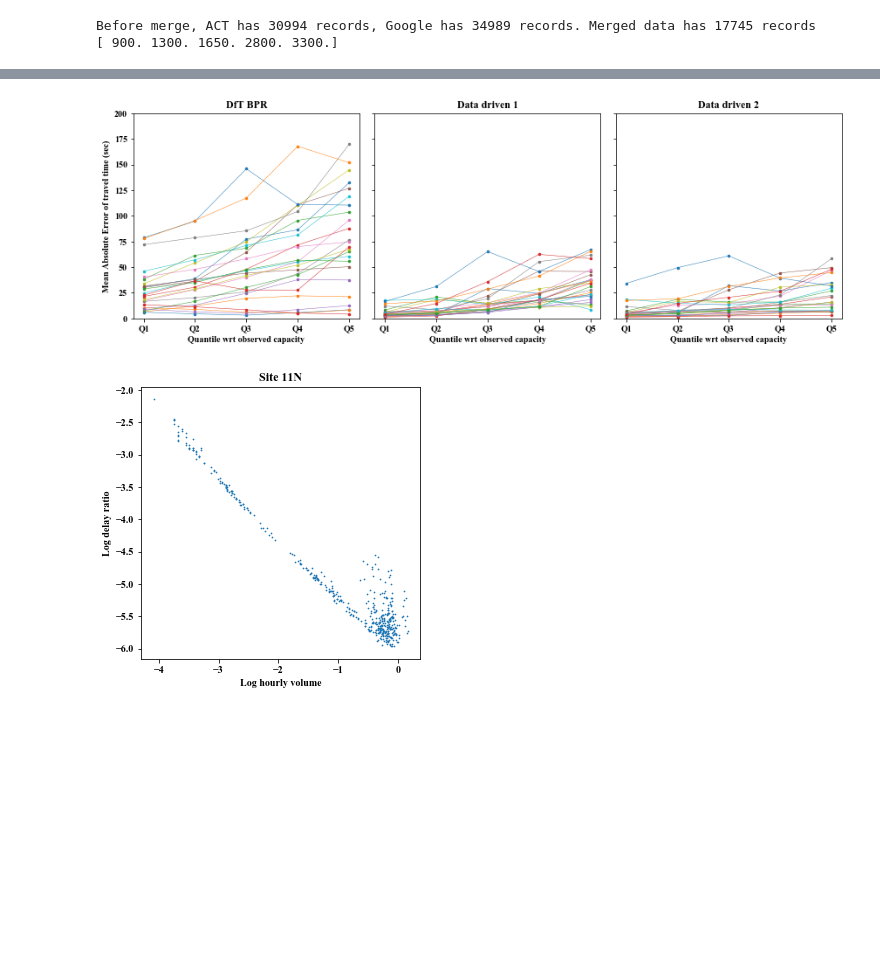
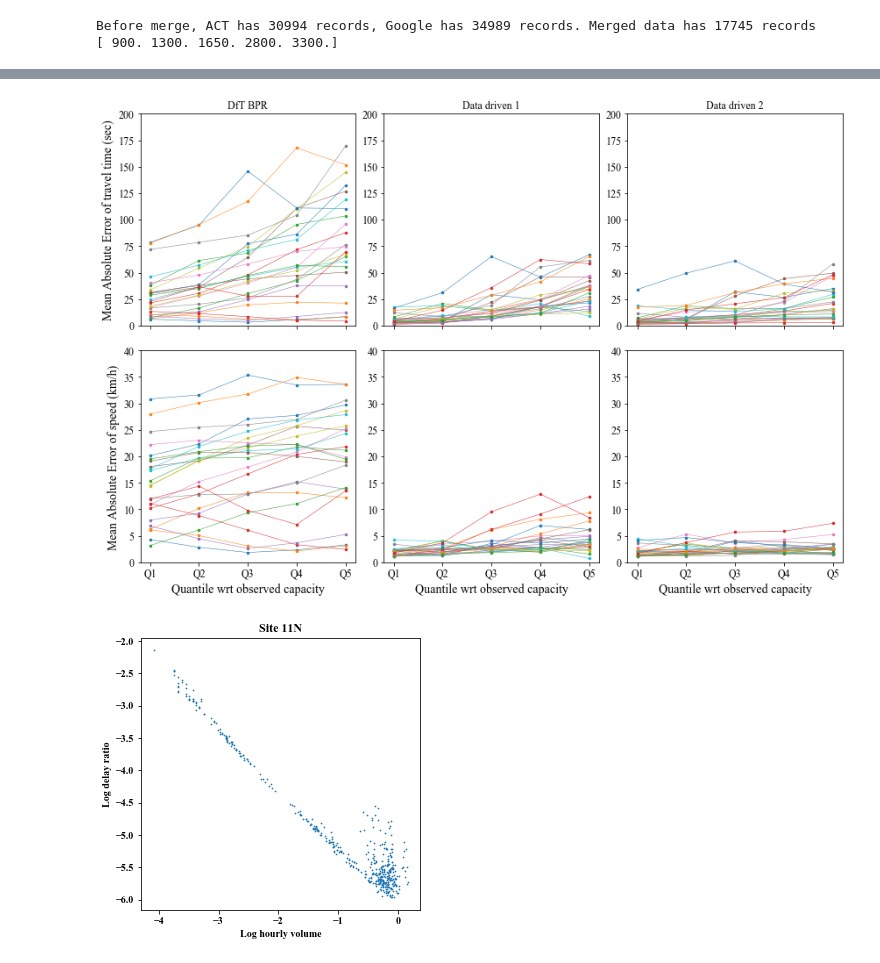
Before and after one commit to cb-cities/volume-delay-curves, a Jupyter notebook: src/merge_data.ipynb, the cells around one changed output, grey strips where cells are left out. Saved outputs shown, nothing was run; the diff lists cells and outputs as text; code cells hidden in the pictures; blank space fills up the shorter version.

```diff
--- a/src/merge_data.ipynb
+++ b/src/merge_data.ipynb
@@ -33,7 +49,8 @@ speed = speed[['loc_key', 'datetime_key', 'distance', 'duration', 'duration_in_t
 
 ### merge volume and speed data by location and time
 data = pd.merge(vol, speed, how='inner', on=['loc_key', 'datetime_key'])
-print('Before merge, ACT has {} records, Google has {} records. Merged data has {} records'.format(vol.shape[0], speed.shape[0], data.shape[0]))
+data['datetime'] =  pd.to_datetime(data['datetime_key'], format='%Y-%m-%d_%H')
+print('Before merge, ATC has {} records, Google has {} records. Merged data has {} records'.format(vol.shape[0], speed.shape[0], data.shape[0]))
 # data[data['loc_key']=='11N']
 # print(data.groupby(['loc_key']).agg({'Note': 'first', 'Road Class': 'first', 'MajorMinor': 'first', 'dft_capacity': 'first'}))
 print(np.unique(data['dft_capacity']))
@@ -58,7 +117,7 @@ for site in ['9S', '11N', '39N']:
 
     ### plot original data
     ax[row_id, 0].scatter(sample_location['Volume'], sample_location['duration_in_traffic'], s=1, c='k', label='Original data')
-    ax[row_id, 0].set_xlabel('Hourly volume from DfT ACT')
+    ax[row_id, 0].set_xlabel('Hourly volume from DfT ATC')
     ax[row_id, 0].set_ylabel('Link traversal time from Google API (sec)')
     ax[row_id, 0].set_title('Original data, Site {}'.format(site))
 
@@ -131,7 +190,7 @@ for loc_cnt in range(len(loc_list)):
         else: c=u'#1f77b4'
         ax[row, col].scatter(sample_data[row_ix, 0], sample_data[row_ix, 1], s=5, c=c, label=cluster)
         ax[row, col].text(.5,.9,'Site {}'.format(loc_list[loc_cnt]), horizontalalignment='center', transform=ax[row, col].transAxes)
-        if row==9: ax[row, col].set_xlabel('Hourly volume from DfT ACT')
+        if row==9: ax[row, col].set_xlabel('Hourly volume from DfT ATC')
         if col==0: ax[row, col].set_ylabel('Link traversal time from Google API (t)')
     ax[row, col].scatter(reserved_df['n_Volume'], reserved_df['n_duration_in_traffic'], s=5, c=u'#1f77b4')
     filtered_data_list.append(sample_df.iloc[np.where(yhat != -1)])
@@ -204,13 +281,13 @@ plt.show()
 # %%
 from lmfit import Model
 print(data_norm.groupby('loc_key').size().to_dict())
-selected_sites = ['9S', '11N']
+selected_sites = ['9S', '11N', '67N']
 
 def fitfun(x, t0, alpha, beta, cap):
     return t0*(1+alpha*(x/cap)**beta)
 
-fig, ax = plt.subplots(1, 2, figsize=(12,6))
-fig.tight_layout(pad=9)
+fig, ax = plt.subplots(1, 3, figsize=(18,6))
+fig.tight_layout(pad=6)
 col_id = -1
 for site in selected_sites:
     col_id += 1
@@ -267,7 +344,7 @@ for site in selected_sites:
 
     ### text
     ax[col_id].text(0.1, -0.2, 'Design BPR: t = {}*[1+{}*(vol/{})**{}]'.format(dft_fft, 1, dft_cap, 2), c='darkred', transform = ax[col_id].transAxes)
-    ax[col_id].text(0.1, -0.25, 'Data driven 1: t = {}*[1+{}*(vol/{})**{}]'.format(fft, 1, round(cap), 2), c='k', transform = ax[col_id].transAxes)
-    ax[col_id].text(0.1, -0.3, 'Data driven 2: t = {}*[1+{}*(vol/{})**{}]'.format(fft, round(r_alpha, 2), round(cap), round(r_beta, 2)), c='g', transform = ax[col_id].transAxes)
+    ax[col_id].text(0.1, -0.25, 'Data driven 1: t = {}*[1+{}*(vol/{})**{}]'.format(round(fft,1), 1, round(cap), 2), c='k', transform = ax[col_id].transAxes)
+    ax[col_id].text(0.1, -0.3, 'Data driven 2: t = {}*[1+{}*(vol/{})**{}]'.format(round(fft,1), round(r_alpha, 2), round(cap), round(r_beta, 2)), c='g', transform = ax[col_id].transAxes)
 # %% [output]
 {'11N': 466, '11S': 465, '15N': 467, '15S': 465, '19E': 466, '19W': 465, '22N': 464, '25W': 932, '27E': 464, '27W': 285, '31S': 465, '33N': 465, '33S': 465, '35N': 466, '35S': 466, '40E': 466, '40W':  ...
@@ -279,9 +357,13 @@ for site in selected_sites:
 
 def mae(alpha, beta, t0, vc, x_obs, y_obs):
     y_model = t0*(1+alpha*(x_obs/vc)**beta)
-#     print(np.mean((y_obs-y_model).values))
-#     print(y_model)
     return np.mean(np.absolute(y_model-y_obs))
+
+def mae_speed(alpha, beta, t0, vc, x_obs, y_obs, length):
+    y_model = t0*(1+alpha*(x_obs/vc)**beta)
+    speed_model = length/y_model
+    speed_obs = length/y_obs
+    return np.mean(np.absolute(speed_model-speed_obs))*3.6
 
 def fitfun(x, t0, alpha, beta, cap):
     return t0*(1+alpha*(x/cap)**beta)
@@ -291,25 +373,25 @@ mae_l = []
 for nm, grp in data_norm.groupby('loc_key'):
 #     print(nm)
     cap_obs = grp['v_sat'].iloc[0]
-    q1 = grp[grp['Volume']<=cap_obs*0.25]
-    q2 = grp[(grp['Volume']<=cap_obs*0.5) & (grp['Volume']>cap_obs*0.25)]
-    q3 = grp[(grp['Volume']<=cap_obs*0.75) & (grp['Volume']>cap_obs*0.5)]
-    q4 = grp[(grp['Volume']<=cap_obs*1) & (grp['Volume']>cap_obs*0.75)]
-    q5 = grp[grp['Volume']>cap_obs]
+    road_length = grp['distance'].iloc[0]
+    if nm in ['67N', '67S']: print(road_length)
+    quarter_data = {'Q1':grp[grp['Volume']<=cap_obs*0.25],
+                    'Q2':grp[(grp['Volume']<=cap_obs*0.5) & (grp['Volume']>cap_obs*0.25)],
+                    'Q3':grp[(grp['Volume']<=cap_obs*0.75) & (grp['Volume']>cap_obs*0.5)],
+                    'Q4':grp[(grp['Volume']<=cap_obs*1) & (grp['Volume']>cap_obs*0.75)],
+                    'Q5':grp[grp['Volume']>cap_obs]}
     ### DfT coefficients
     alpha, beta, t0, vc = 1, 2, grp['distance'].iloc[0]/grp['speed_limit(kph)'].iloc[0]*3.6, grp['dft_capacity'].iloc[0]
-    mae_l.append(['DfT', 'Q1', nm, mae(alpha, beta, t0, vc, q1['Volume'], q1['duration_in_traffic'])])
-    mae_l.append(['DfT', 'Q2', nm, mae(alpha, beta, t0, vc, q2['Volume'], q2['duration_in_traffic'])])
-    mae_l.append(['DfT', 'Q3', nm, mae(alpha, beta, t0, vc, q3['Volume'], q3['duration_in_traffic'])])
-    mae_l.append(['DfT', 'Q4', nm, mae(alpha, beta, t0, vc, q4['Volume'], q4['duration_in_traffic'])])
-    mae_l.append(['DfT', 'Q5', nm, mae(alpha, beta, t0, vc, q5['Volume'], q5['duration_in_traffic'])])
+    for q_id, q_data in quarter_data.items():
+        mae_l.append(['DfT', q_id, nm,
+                  mae(alpha, beta, t0, vc, q_data['Volume'], q_data['duration_in_traffic']),
+                  mae_speed(alpha, beta, t0, vc, q_data['Volume'], q_data['duration_in_traffic'], road_length)])
     ### Data driven 1
     alpha, beta, t0, vc = 1, 2, grp['t_95pct'].iloc[0], grp['v_sat'].iloc[0]
-    mae_l.append(['M1', 'Q1', nm, mae(alpha, beta, t0, vc, q1['Volume'], q1['duration_in_traffic'])])
-    mae_l.append(['M1', 'Q2', nm, mae(alpha, beta, t0, vc, q2['Volume'], q2['duration_in_traffic'])])
-    mae_l.append(['M1', 'Q3', nm, mae(alpha, beta, t0, vc, q3['Volume'], q3['duration_in_traffic'])])
-    mae_l.append(['M1', 'Q4', nm, mae(alpha, beta, t0, vc, q4['Volume'], q4['duration_in_traffic'])])
-    mae_l.append(['M1', 'Q5', nm, mae(alpha, beta, t0, vc, q5['Volume'], q5['duration_in_traffic'])])
+    for q_id, q_data in quarter_data.items():
+        mae_l.append(['DD1', q_id, nm,
+                  mae(alpha, beta, t0, vc, q_data['Volume'], q_data['duration_in_traffic']),
+                  mae_speed(alpha, beta, t0, vc, q_data['Volume'], q_data['duration_in_traffic'], road_length)])
     ### Data driven 2
     t0, vc = grp['t_95pct'].iloc[0], grp['v_sat'].iloc[0]
     mymodel = Model(fitfun)
@@ -321,27 +403,31 @@ for nm, grp in data_norm.groupby('loc_key'):
     result = mymodel.fit(grp['duration_in_traffic'], params, x=grp['Volume'])
     alpha = result.params['alpha'].value
     beta = result.params['beta'].value
-#     print(alpha, beta, grp.shape)
-    mae_l.append(['M2', 'Q1', nm, mae(alpha, beta, t0, vc, q1['Volume'], q1['duration_in_traffic'])])
-    mae_l.append(['M2', 'Q2', nm, mae(alpha, beta, t0, vc, q2['Volume'], q2['duration_in_traffic'])])
-    mae_l.append(['M2', 'Q3', nm, mae(alpha, beta, t0, vc, q3['Volume'], q3['duration_in_traffic'])])
-    mae_l.append(['M2', 'Q4', nm, mae(alpha, beta, t0, vc, q4['Volume'], q4['duration_in_traffic'])])
-    mae_l.append(['M2', 'Q5', nm, mae(alpha, beta, t0, vc, q5['Volume'], q5['duration_in_traffic'])])
+    for q_id, q_data in quarter_data.items():
+        mae_l.append(['DD2', q_id, nm,
+                  mae(alpha, beta, t0, vc, q_data['Volume'], q_data['duration_in_traffic']),
+                  mae_speed(alpha, beta, t0, vc, q_data['Volume'], q_data['duration_in_traffic'], road_length)])
 #     break
-mae_df = pd.DataFrame(mae_l, columns=['Model', 'Quartile', 'Site', 'MAE'])
+mae_df = pd.DataFrame(mae_l, columns=['Model', 'Quartile', 'Site', 'MAE_t', 'MAE_u'])
+print(mae_df[mae_df['MAE_u']>30])
 
-fig, ax = plt.subplots(1,3, figsize=(12,4), sharey=True)
-ax[0].set_ylabel('Mean Absolute Error of travel time (sec)')
-ax[0].set_title('DfT BPR')
-ax[1].set_title('Data driven 1')
-ax[2].set_title('Data driven 2')
-plt.setp(ax, ylim=[0,200], xlabel='Quantile wrt observed capacity')
+fig, ax = plt.subplots(2,3, figsize=(12,8), sharex=True)
+ax[0,0].set_ylabel('Mean Absolute Error of travel time (sec)')
+ax[1,0].set_ylabel('Mean Absolute Error of speed (km/h)')
+ax[0,0].set_title('DfT BPR')
+ax[0,1].set_title('Data driven 1')
+ax[0,2].set_title('Data driven 2')
+plt.setp(ax[0,:], ylim=[0,200])
+plt.setp(ax[1,:], ylim=[0,40], xlabel='Quantile wrt observed capacity')
 fig.tight_layout(pad=0.5)
-for site, grp_1 in mae_df.groupby('Site'):
+for site, grp in mae_df.groupby('Site'):
     col_id = -1
-    for model, grp_2 in grp_1.groupby('Model'):
+    for model in ['DfT', 'DD1', 'DD2']:
         col_id += 1
-        ax[col_id].plot(grp_2['Quartile'], grp_2['MAE'], ls='-', lw=0.5, marker='.', ms=5)
+        ### Travel time
+        ax[0,col_id].plot(grp.loc[grp['Model']==model, 'Quartile'], grp.loc[grp['Model']==model, 'MAE_t'], ls='-', lw=0.5, marker='.', ms=5)
+        ### Speed
+        ax[1,col_id].plot(grp.loc[grp['Model']==model, 'Quartile'], grp.loc[grp['Model']==model, 'MAE_u'], ls='-', lw=0.5, marker='.', ms=5)
 # mae_df
 # %% [output]
 ['11N' '11S' '15N' '15S' '19E' '19W' '22N' '25W' '27E' '27W' '31S' '33N'
@@ -349,4 +448,4 @@ for site, grp_1 in mae_df.groupby('Site'):
-[figure, old version]
+[figure, new version]
 # %%
 ### transform
 selected_sites = ['11N', '9S']
```
Also changed, not shown: parts of 10 cells of this notebook, 10 other files.
